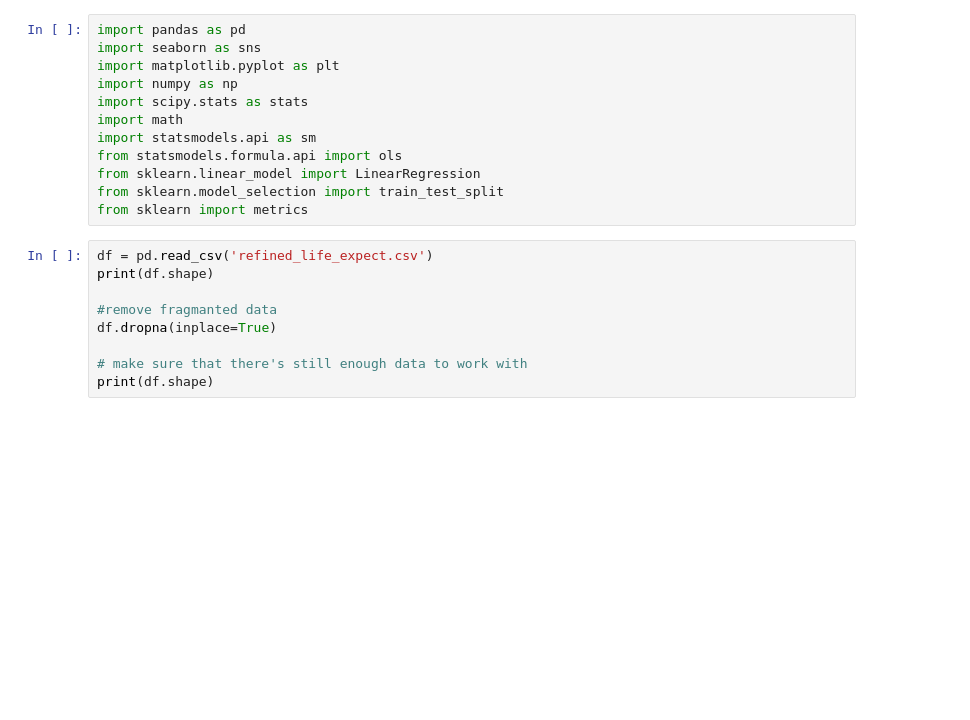
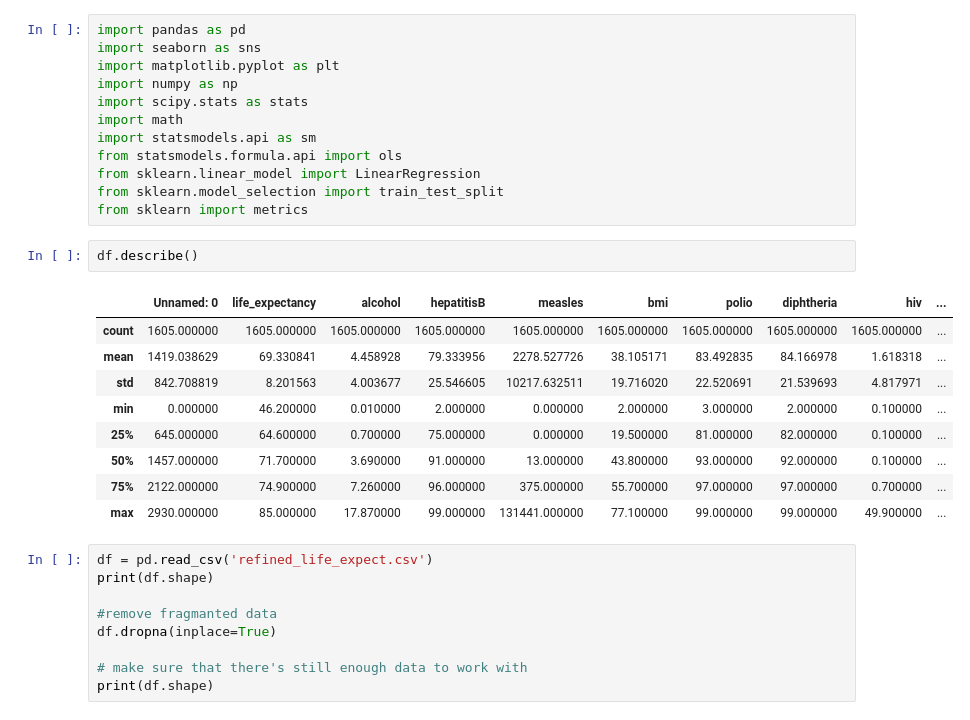
Before and after one commit to DaggerForce/Life_Expectancy_Project, a Jupyter notebook: life_expectancy.ipynb, the cells around one changed output. Saved outputs shown, nothing was run; the diff lists cells and outputs as text; blank space fills up the shorter version.

```diff
--- a/life_expectancy.ipynb
+++ b/life_expectancy.ipynb
@@ -12,6 +12,18 @@ from statsmodels.formula.api import ols
 from sklearn.linear_model import LinearRegression
 from sklearn.model_selection import train_test_split
 from sklearn import metrics
+# %%
+df.describe()
+# %% [output]
+|  | Unnamed: 0 | life_expectancy | alcohol | hepatitisB | measles | bmi | polio | diphtheria | hiv | ... |
+| count | 1605.000000 | 1605.000000 | 1605.000000 | 1605.000000 | 1605.000000 | 1605.000000 | 1605.000000 | 1605.000000 | 1605.000000 | ... |
+| mean | 1419.038629 | 69.330841 | 4.458928 | 79.333956 | 2278.527726 | 38.105171 | 83.492835 | 84.166978 | 1.618318 | ... |
+| std | 842.708819 | 8.201563 | 4.003677 | 25.546605 | 10217.632511 | 19.716020 | 22.520691 | 21.539693 | 4.817971 | ... |
+| min | 0.000000 | 46.200000 | 0.010000 | 2.000000 | 0.000000 | 2.000000 | 3.000000 | 2.000000 | 0.100000 | ... |
+| 25% | 645.000000 | 64.600000 | 0.700000 | 75.000000 | 0.000000 | 19.500000 | 81.000000 | 82.000000 | 0.100000 | ... |
+| 50% | 1457.000000 | 71.700000 | 3.690000 | 91.000000 | 13.000000 | 43.800000 | 93.000000 | 92.000000 | 0.100000 | ... |
+| 75% | 2122.000000 | 74.900000 | 7.260000 | 96.000000 | 375.000000 | 55.700000 | 97.000000 | 97.000000 | 0.700000 | ... |
+| max | 2930.000000 | 85.000000 | 17.870000 | 99.000000 | 131441.000000 | 77.100000 | 99.000000 | 99.000000 | 49.900000 | ... |
 # %%
 df = pd.read_csv('refined_life_expect.csv')
 print(df.shape)
```
Also changed, not shown: parts of 11 cells of this notebook, 2 other files.
